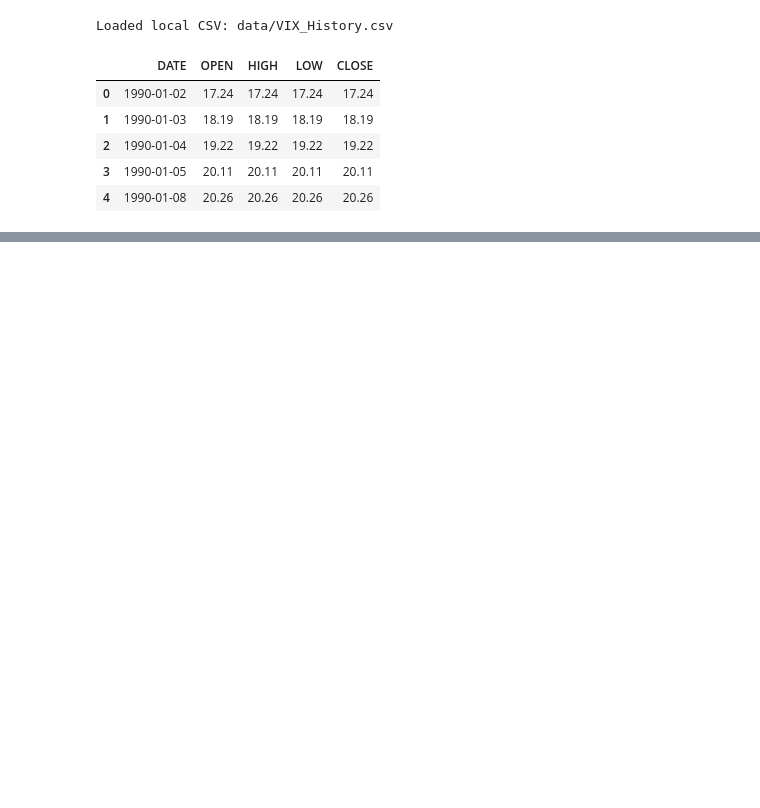
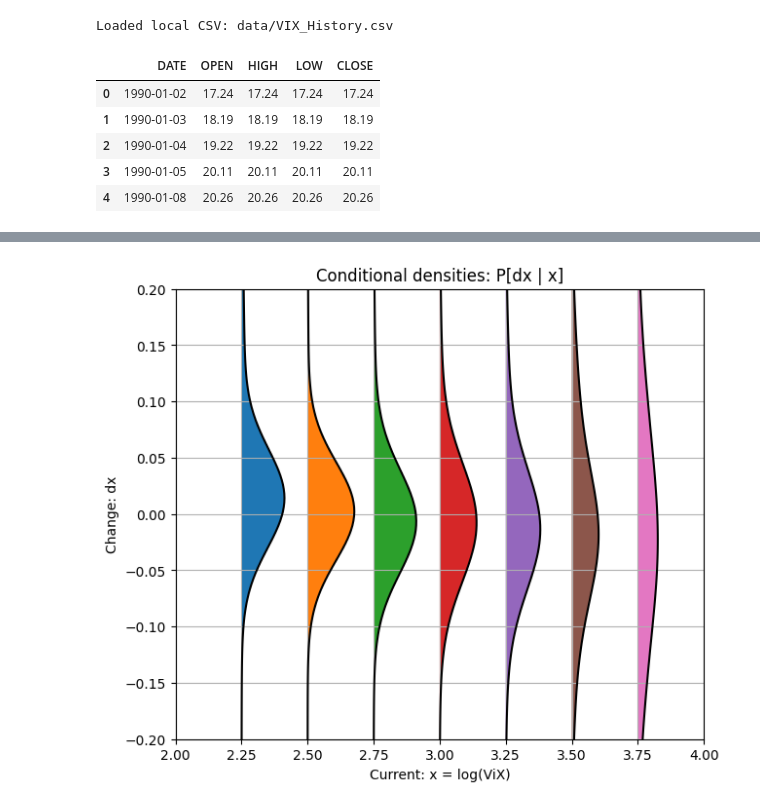
Before and after one commit to sitmo/cgmm, a Jupyter notebook: docs/examples/vix_predictor.ipynb, the cells around one changed output, grey strips where cells are left out. Cells and saved outputs as stored; diff of their text form; code cells hidden in the pictures; blank space fills up the shorter version.

```diff
--- a/docs/examples/vix_predictor.ipynb
+++ b/docs/examples/vix_predictor.ipynb
@@ -108,0 +131,20 @@ plt.show()
+# %%
+fig, ax = plt.subplots(figsize=(7,6))
+
+y_i = np.linspace(-0.2, 0.2, 100)
+
+for x_i in np.arange(2.25, 4, 0.25):
+    cgmm = cond.condition([x_i])
+    p_y = np.exp(cgmm.score_samples(y_i.reshape(-1,1)))
+    ax.fill_betweenx(y_i, x_i, x_i + 0.02*p_y)
+    ax.plot(x_i + 0.02*p_y, y_i, 'k-')
+
+ax.set_xlim(2, 4)
+ax.set_ylim(-0.2, 0.2)
+ax.grid()
+ax.set_xlabel("Current: x = log(ViX)")
+ax.set_ylabel("Change: dx")
+ax.set_title("Conditional densities: P[dx | x]")
+plt.show()
+# %% [output]
+[figure, added]
```
Also changed, not shown: parts of 11 cells of this notebook.
